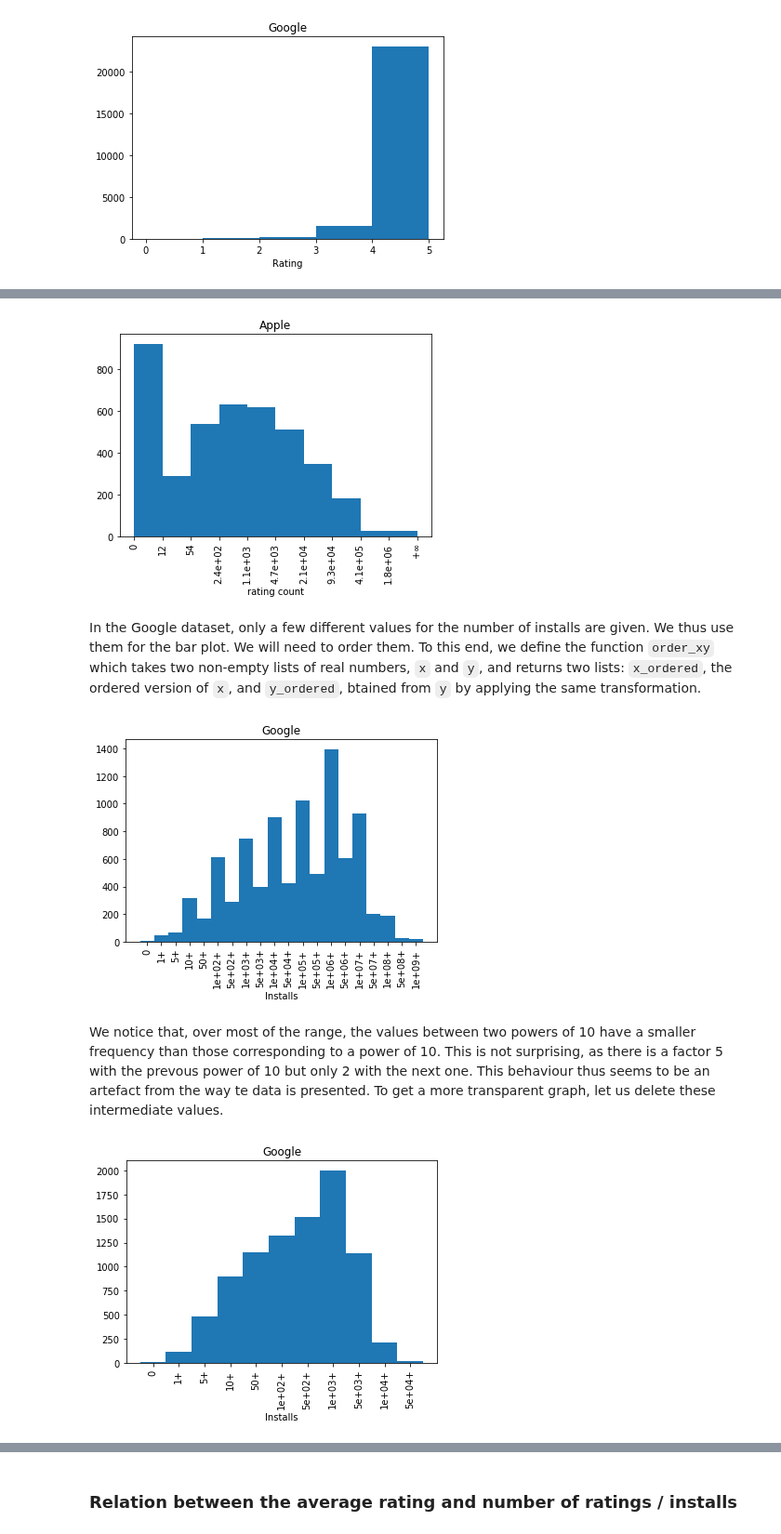
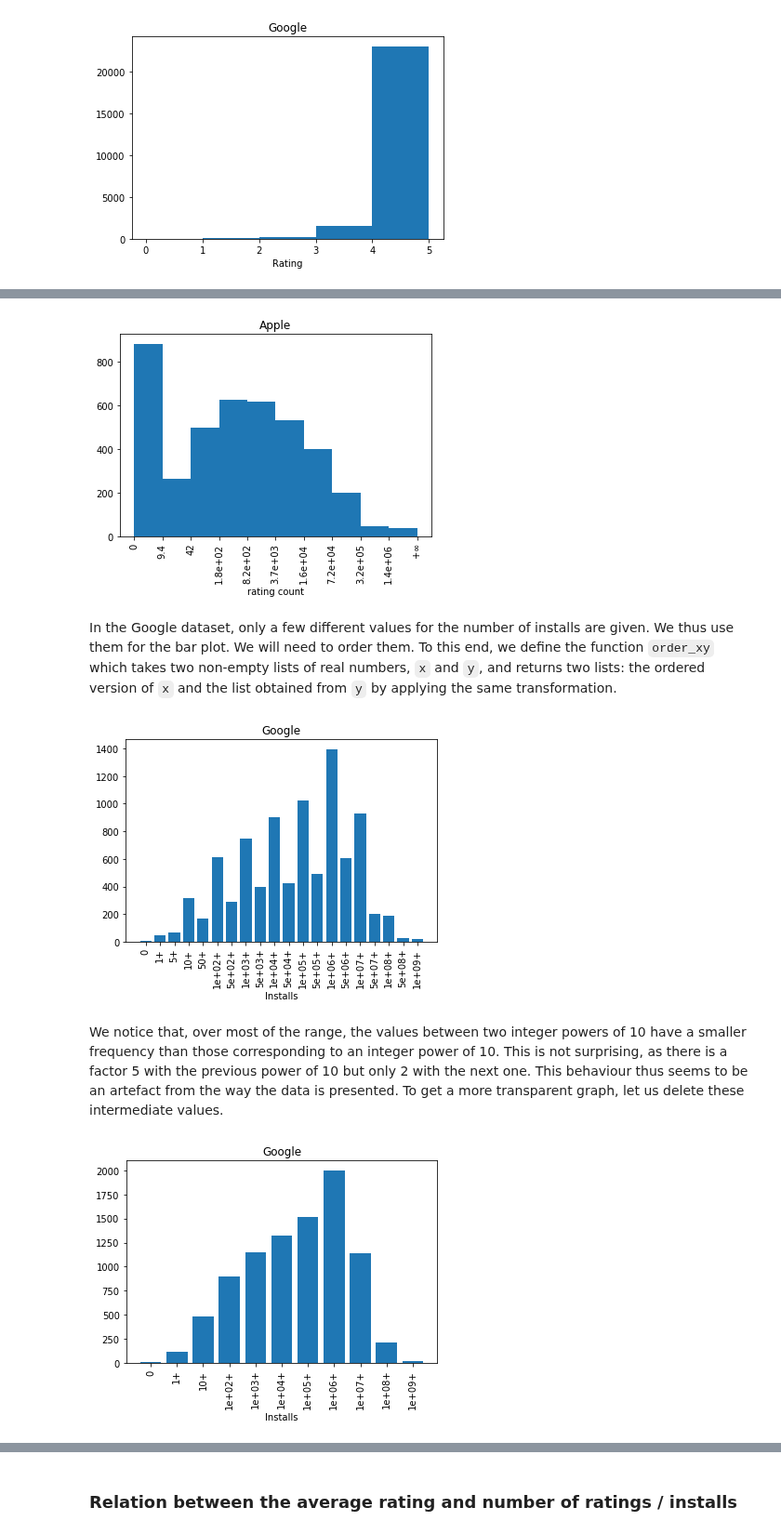
Before and after one commit to FlorentCLMichel/learning_data_science, a Jupyter notebook: Profitable_App_Profiles.ipynb, the cells around one changed output, grey strips where cells are left out. Shown at 93% size. Saved outputs shown, nothing was run; the diff lists cells and outputs as text; code cells hidden in the pictures.

```diff
--- a/Profitable_App_Profiles.ipynb
+++ b/Profitable_App_Profiles.ipynb
@@ -392,19 +367,19 @@ def extract_relevant(dset, indices_filt, critera_filt, indices_features, indices
     indices_features or indices_targets, with the latter on the right of the
     former.
 
+    Return type:
+    list of lists
+
     Parameters:
     dset: list of lists
     indices_filt: list of int
     criteria_filt: lists of lists
     indices_features: list of int
     indices_targets: list of int
-
-    Returns:
-    list of lists
     '''
     dset_new = [[dset[0][i] for i in indices_features] + [dset[0][i] for i in indices_targets]] # header
     for row in dset[1:]:
-        include = True
+        include = True # determines if the row is to be included
         for i in range(len(indices_filt)):
             if not row[indices_filt[i]] in critera_filt[i]:
                 include = False
@@ -590,15 +581,15 @@ For the rating count in the Apple dataset, we take values with equally-spaces lo
 # %%
-from numpy import exp, log
+from math import exp, log
 
-def histo(list_x, list_y, xmin = r'$-\infty$', xmax = r'$+\infty$'):
+def histo(list_x, list_y, xmin = r'$-\infty$', xmax = r'$+\infty$', yerr = None):
     Nx = len(list_x)+1
     xlabels = [xmin] + ['%.2g' % valx for valx in list_x] + [xmax]
     xticks = [x - 0.5 for x in range(Nx)]+[Nx-0.5]
-    plt.bar(range(Nx), list_y, width = 1)
+    plt.bar(range(Nx), list_y, width = 1, yerr = yerr)
     plt.xticks(xticks, xlabels, rotation='vertical')
 
 list_count_Apple = [exp(log(3.*10**6)*(i+1)/10) for i in range(10)]
-boundaries_count_Apple = [0.5*(list_count_Apple[i] + list_count_Apple[i+1]) for i in range(len(list_count_Apple)-1)]
+boundaries_count_Apple = [sqrt(list_count_Apple[i] * list_count_Apple[i+1]) for i in range(len(list_count_Apple)-1)]
 freqs_count_Apple = freqs(rating_vs_count_Apple[0], boundaries_count_Apple)
 
 histo(boundaries_count_Apple, freqs_count_Apple, xmin = '0')
@@ -606,9 +597,9 @@ plt.xlabel('rating count')
 plt.title('Apple')
 plt.show()
 # %% [output]
-[figure, old version]
+[figure, new version]
 # %% [markdown]
-In the Google dataset, only a few different values for the number of installs are given. We thus use them for the bar plot. We will need to order them. To this end, we define the function `order_xy` which takes two non-empty lists of real numbers, `x` and `y`, and returns two lists: `x_ordered`, the ordered version of `x`, and `y_ordered`, btained from `y` by applying the same transformation.
+In the Google dataset, only a few different values for the number of installs are given. We thus use them for the bar plot. We will need to order them. To this end, we define the function `order_xy` which takes two non-empty lists of real numbers, `x` and `y`, and returns two lists: the ordered version of `x` and the list obtained from `y` by applying the same transformation.
 # %%
 def order_xy(x,y):
     '''
@@ -619,22 +610,10 @@ def order_xy(x,y):
     x: list of elements on which an order is defined
     y: list with the same length as x
     '''
-    x_ordered = [x[0]]
-    y_ordered = [y[0]]
-    for i in range(1,len(x)):
-        el_x = x[i]
-        el_y = y[i]
-        if el_x >= x_ordered[-1]:
-            x_ordered.append(el_x)
-            y_ordered.append(el_y)
-        else:
-            for j in range(len(x_ordered)):
-                if x_ordered[j] >= el_x:
-                    x_ordered.insert(j, el_x)
-                    y_ordered.insert(j, el_y)
-                    break
-    return x_ordered, y_ordered
+    xy_ord = list(zip(*sorted(zip(x,y))))
+    return list(xy_ord[0]), list(xy_ord[1])
 
+# compute the number of apps for each number of installs
 dict_installs_Google = {}
 for row in data_Google_rel[1:]:
     N_installs = row[-2].replace(',','').replace('+','')
@@ -642,35 +621,43 @@ for row in data_Google_rel[1:]:
         dict_installs_Google[N_installs] += 1
     else:
         dict_installs_Google[N_installs] = 1
+
+# convert the numbers of installs to integers
 list_N_installs_Google = [int(key) for key in dict_installs_Google]
 list_N_Installs_count_Google = [dict_installs_Google[key] for key in dict_installs_Google]
 
+# order the two lists
 list_N_installs_Google, list_N_Installs_count_Google = order_xy(list_N_installs_Google, list_N_Installs_count_Google)
 
 xlabels = ['0'] + list(map(lambda valx: '%.2g+' % valx, list_N_installs_Google[1:]))
-plt.bar(range(len(list_N_installs_Google)), list_N_Installs_count_Google, width = 1)
+plt.bar(range(len(list_N_installs_Google)), list_N_Installs_count_Google, width = 0.8)
 plt.xticks(range(len(list_N_installs_Google)), xlabels, rotation='vertical')
 plt.xlabel('Installs')
 plt.title('Google')
 plt.show()
 # %% [output]
-[figure, old version]
+[figure, new version]
 # %% [markdown]
-We notice that, over most of the range, the values between two powers of 10 have a smaller frequency than those corresponding to a power of 10. This is not surprising, as there is a factor 5 with the prevous power of 10 but only 2 with the next one. This behaviour thus seems to be an artefact from the way te data is presented. To get a more transparent graph, let us delete these intermediate values.
+We notice that, over most of the range, the values between two integer powers of 10 have a smaller frequency than those corresponding to an integer power of 10.
+This is not surprising, as there is a factor 5 with the previous power of 10 but only 2 with the next one.
+This behaviour thus seems to be an artefact from the way the data is presented. To get a more transparent graph, let us delete these intermediate values.
 # %%
+# list of numbers of installs, keeping only integer powers of 10
 list_N_installs_Google_no_inter = [list_N_installs_Google[0]] + list_N_installs_Google[1::2]
+
+# list of number of apps with a number of installs between each two integer powers of ten
 list_N_Installs_count_Google_no_inter = [list_N_Installs_count_Google[0]]
 i = 1
 while 2*i < len(list_N_installs_Google):
     list_N_Installs_count_Google_no_inter.append(list_N_Installs_count_Google[2*i-1] + list_N_Installs_count_Google[2*i])
     i = i+1
 list_N_Installs_count_Google_no_inter.append(list_N_Installs_count_Google[-1])
 
-xlabels = ['0'] + list(map(lambda valx: '%.2g+' % valx, list_N_installs_Google[1:]))
-plt.bar(range(len(list_N_installs_Google_no_inter)), list_N_Installs_count_Google_no_inter, width = 1)
+xlabels = ['0'] + list(map(lambda valx: '%.2g+' % valx, list_N_installs_Google_no_inter[1:]))
+plt.bar(range(len(list_N_installs_Google_no_inter)), list_N_Installs_count_Google_no_inter, width = 0.8)
 plt.xticks(range(len(list_N_installs_Google_no_inter)), xlabels, rotation='vertical')
 plt.xlabel('Installs')
 plt.title('Google')
 plt.show()
 # %% [output]
-[figure, old version]
+[figure, new version]
```
Also changed, not shown: parts of 67 cells of this notebook.
